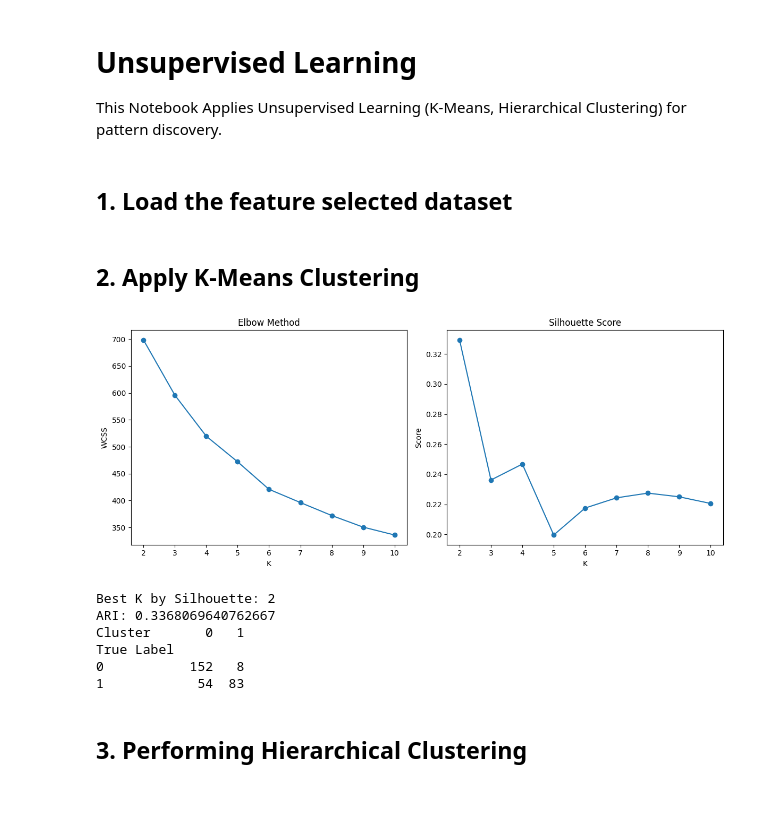
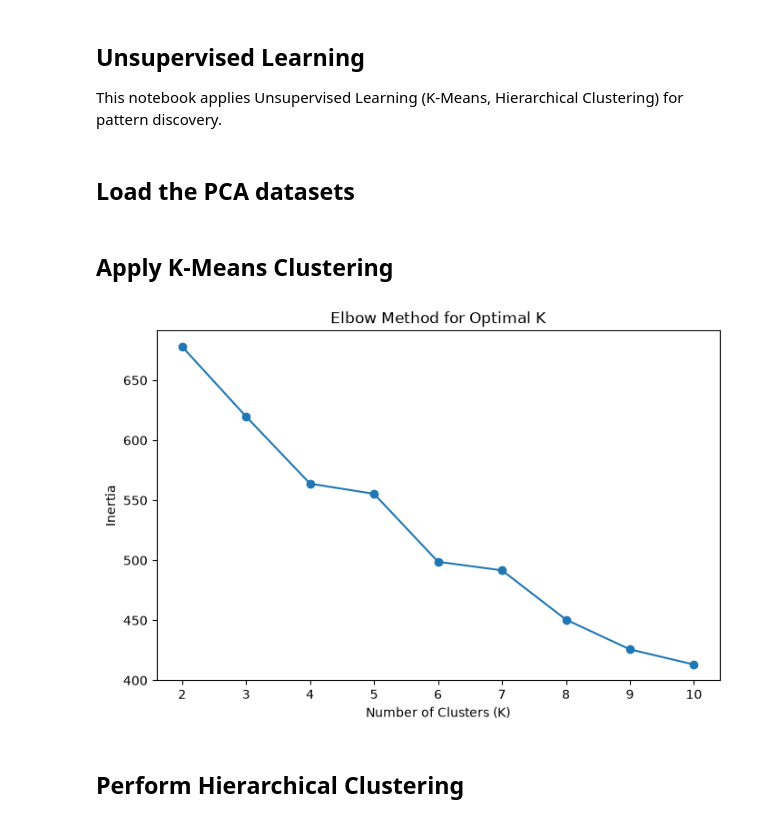
Before and after one commit to GeorgeYoussefRoger/Heart-Disease-Predictor, a Jupyter notebook: notebooks/05_unsupervised_learning.ipynb, the cells around one changed output. Drawn from its saved outputs; the diff is of its cells as text; code cells hidden in the pictures.

```diff
--- a/notebooks/05_unsupervised_learning.ipynb
+++ b/notebooks/05_unsupervised_learning.ipynb
@@ -1,6 +1,6 @@
 # %% [markdown]
-# Unsupervised Learning
-This Notebook Applies Unsupervised Learning (K-Means, Hierarchical Clustering) for pattern discovery.
+## Unsupervised Learning
+This notebook applies Unsupervised Learning (K-Means, Hierarchical Clustering) for pattern discovery.
 # %%
 import numpy as np
 import pandas as pd
@@ -10,57 +10,32 @@ from sklearn.metrics import silhouette_score, adjusted_rand_score
 from scipy.cluster.hierarchy import linkage, dendrogram
 # %% [markdown]
-## 1. Load the feature selected dataset
+## Load the PCA datasets
 # %%
-df = pd.read_csv("../data/selected_feature_heart_disease.csv")
+train_df = pd.read_csv("../data/train_pca_heart_disease.csv")
+test_df = pd.read_csv("../data/test_pca_heart_disease.csv")
 
-X = df.drop("target", axis=1)
-y = df["target"]
+X_train = train_df.drop("target", axis=1)
+y_train = train_df["target"]
 # %% [markdown]
-## 2. Apply K-Means Clustering
+## Apply K-Means Clustering
 # %%
-k = range(2, 11)
-wcs, silhouette = [], []
+inertia = []
+k_range = range(2, 11)
 
-for i in k:
-    kmeans = KMeans(n_clusters=i, random_state=42)
-    kmeans.fit_predict(X)
-    wcs.append(kmeans.inertia_)
-    silhouette.append(silhouette_score(X, kmeans.labels_))
+for k in k_range:
+    kmeans = KMeans(n_clusters=k, random_state=42)
+    kmeans.fit_predict(X_train)
+    inertia.append(kmeans.inertia_)
 
-plt.figure(figsize=(12,5))
-
-# Plot for elbow Method
-plt.subplot(1,2,1)
-plt.plot(k, wcs, marker="o")
-plt.title("Elbow Method")
-plt.xlabel("K")
-plt.ylabel("WCSS")
-
-# Plot for Silhouette Score
-plt.subplot(1,2,2)
-plt.plot(k, silhouette, marker="o")
-plt.title("Silhouette Score")
-plt.xlabel("K")
-plt.ylabel("Score")
-plt.tight_layout()
+# Plot elbow method
+plt.figure(figsize=(8, 5))
+plt.plot(k_range, inertia, marker="o")
+plt.title("Elbow Method for Optimal K")
+plt.xlabel("Number of Clusters (K)")
+plt.ylabel("Inertia")
 plt.show()
-
-best_k = k[np.argmax(silhouette)]
-print("Best K by Silhouette:", best_k)
-
-kmeans = KMeans(n_clusters=best_k, random_state=42)
-kmeans.fit_predict(X)
-
-print("ARI:", adjusted_rand_score(y, kmeans.labels_))
-print(pd.crosstab(y, kmeans.labels_, rownames=["True Label"], colnames=["Cluster"]))
 # %% [output]
-[figure, old version]
+[figure, new version]
-Best K by Silhouette: 2
-ARI: 0.3368069640762667
-Cluster       0   1
-True Label
-0           152   8
-1            54  83
 # %% [markdown]
-## 3. Performing Hierarchical Clustering
+## Perform Hierarchical Clustering
 # %%
```
Also changed, not shown: parts of 4 cells of this notebook, 40 other files.
